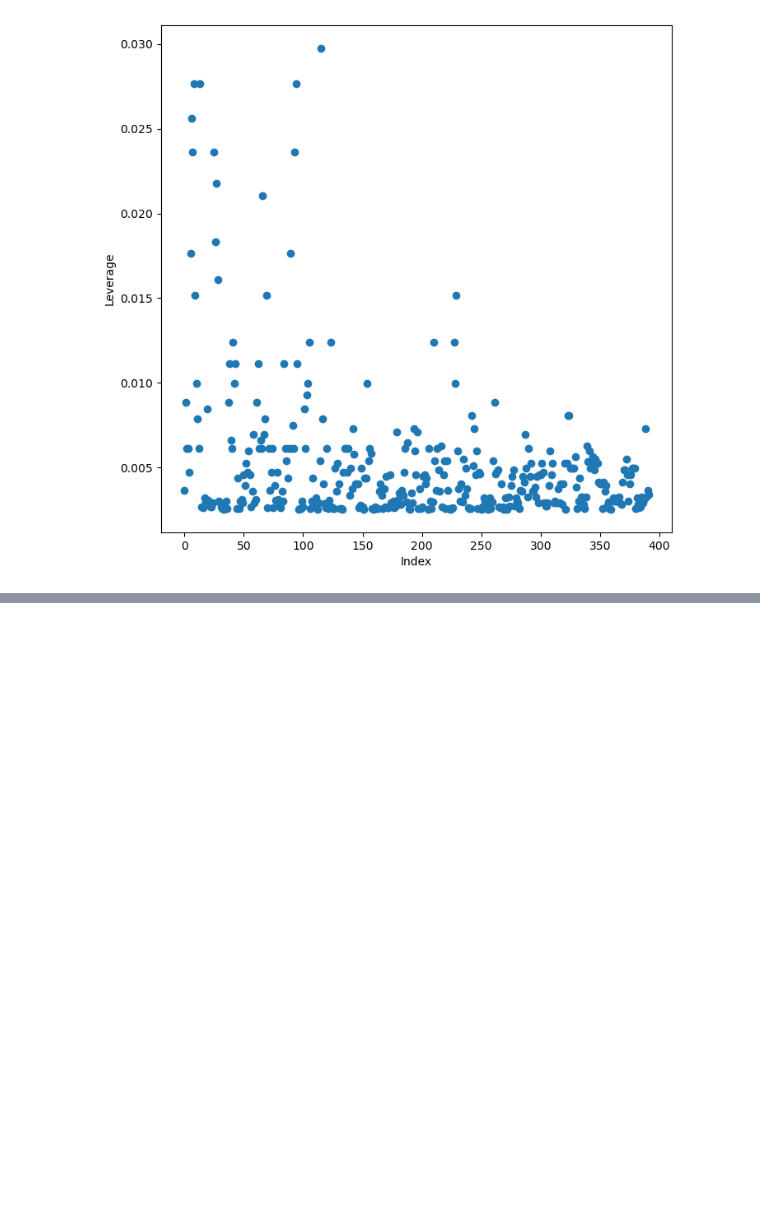
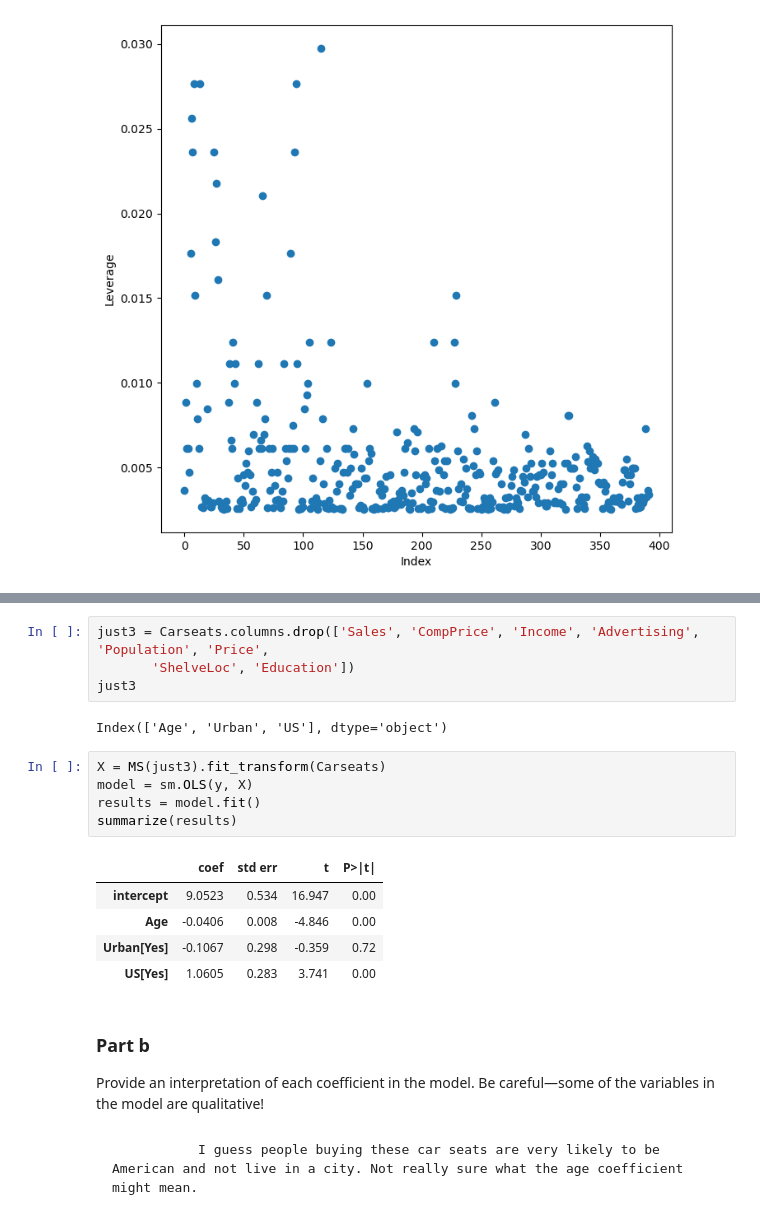
Before and after one commit to kmerkl22/k-s-ISL, a Jupyter notebook: Notebooks/Ch03-ISLExercises.ipynb, the cells around one changed output, grey strips where cells are left out. Saved outputs shown, nothing was run; the diff lists cells and outputs as text; blank space fills up the shorter version.

```diff
--- a/Notebooks/Ch03-ISLExercises.ipynb
+++ b/Notebooks/Ch03-ISLExercises.ipynb
@@ -138,0 +188,22 @@ np.argmax(infl.hat_matrix_diag)
+# %%
+just3 = Carseats.columns.drop(['Sales', 'CompPrice', 'Income', 'Advertising', 'Population', 'Price',
+       'ShelveLoc', 'Education'])
+just3
+# %% [output]
+Index(['Age', 'Urban', 'US'], dtype='object')
+# %%
+X = MS(just3).fit_transform(Carseats)
+model = sm.OLS(y, X)
+results = model.fit()
+summarize(results)
+# %% [output]
+|  | coef | std err | t | P>|t| |
+| intercept | 9.0523 | 0.534 | 16.947 | 0.00 |
+| Age | -0.0406 | 0.008 | -4.846 | 0.00 |
+| Urban[Yes] | -0.1067 | 0.298 | -0.359 | 0.72 |
+| US[Yes] | 1.0605 | 0.283 | 3.741 | 0.00 |
+# %% [markdown]
+### Part b
+Provide an interpretation of each coefficient in the model. Be careful—some of the variables in the model are qualitative!
+# %% [markdown]
+               I guess people buying these car seats are very likely to be American and not live in a city. Not really sure what the age coefficient might mean.
```
Also changed, not shown: parts of 8 cells of this notebook, 2 other files.
